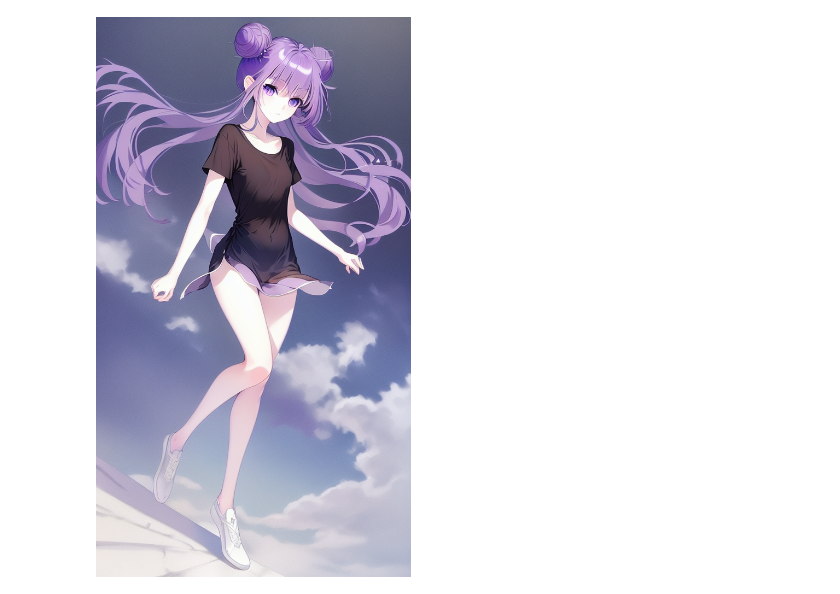
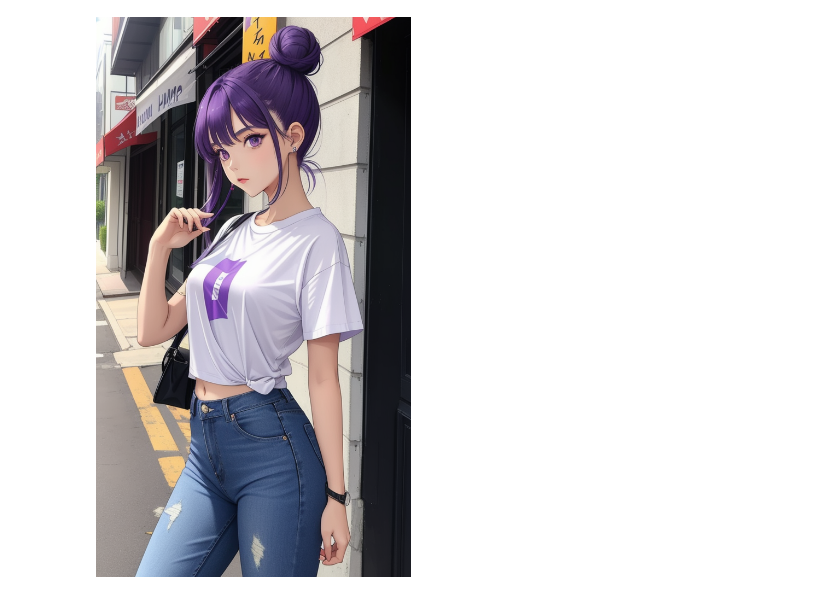
Before and after one commit to AlkimiaSoft/AIColabSamples, a Jupyter notebook: MostBasicDiffusers.ipynb, the cells around one changed output. Drawn from its saved outputs; the diff is of its cells as text; code cells hidden in the pictures.

```diff
--- a/MostBasicDiffusers.ipynb
+++ b/MostBasicDiffusers.ipynb
@@ -6,19 +6,15 @@
 from diffusers import DiffusionPipeline, EulerAncestralDiscreteScheduler
 import torch
 
-
-# pipe = DiffusionPipeline.from_pretrained("stabilityai/stable-diffusion-xl-base-1.0", torch_dtype=torch.float16, use_safetensors=True, variant="fp16")
-# pipe = DiffusionPipeline.from_pretrained("nitrosocke/Ghibli-Diffusion")
 pipe = DiffusionPipeline.from_pretrained('tensor-diffusion/Dark-Sushi-2.5D',
-    torch_dtype=torch.float16,
-    safety_checker = None,
+    torch_dtype=torch.float16
 )
 pipe.scheduler = EulerAncestralDiscreteScheduler.from_config(pipe.scheduler.config)
 pipe.to("cuda")
 # %%
-prompt = "masterpiece, best best quality, (1girl), woman, small breasts, slim body, full body, purple hair, double bun,  long hair, light purple eyes,white plain t-shirt, short blue jeans"
+prompt = "masterpiece, best best quality, (1girl), woman, slim body, full body, purple hair, double bun, long hair, light purple eyes, white plain t-shirt, short blue jeans"
 negative_prompt = "nude, bad anatomy, blurry, fuzzy, extra legs, extra arms, extra fingers, badly drawn hands, poorly drawn feet, disfigured, out of frame, tiling, terrible art, deformed, mutated, cgi, octane, render, 3d, doll"
 images = pipe(prompt=prompt, negative_prompt = negative_prompt, height=1024, width=576, guidance_scale=7, num_inference_steps=30).images[0]
 images
 # %% [output]
-[figure, old version]
+[figure, new version]
```
